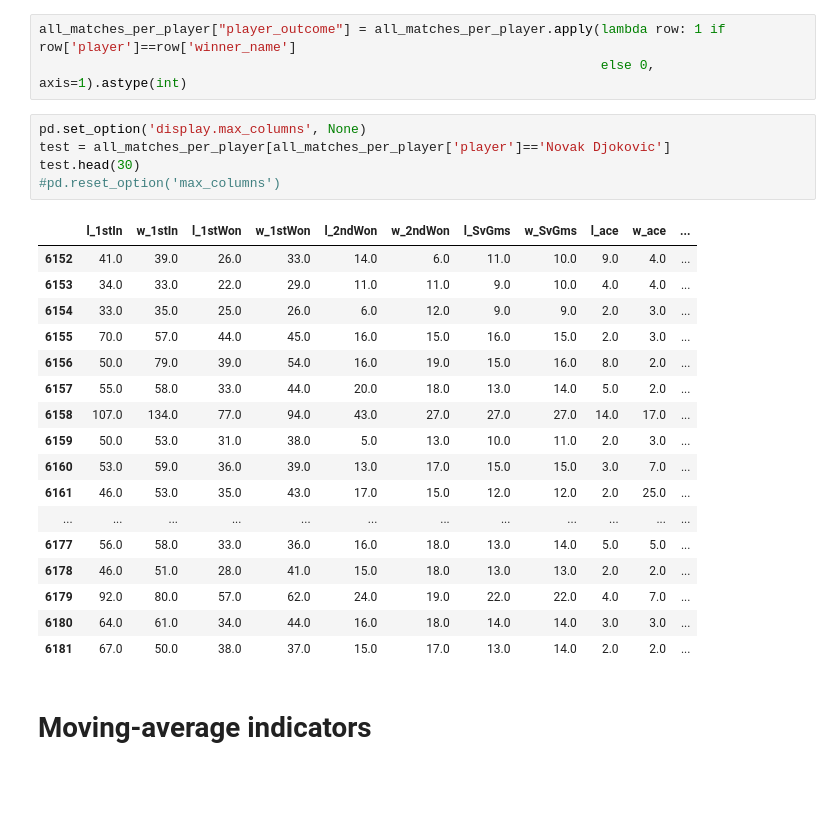
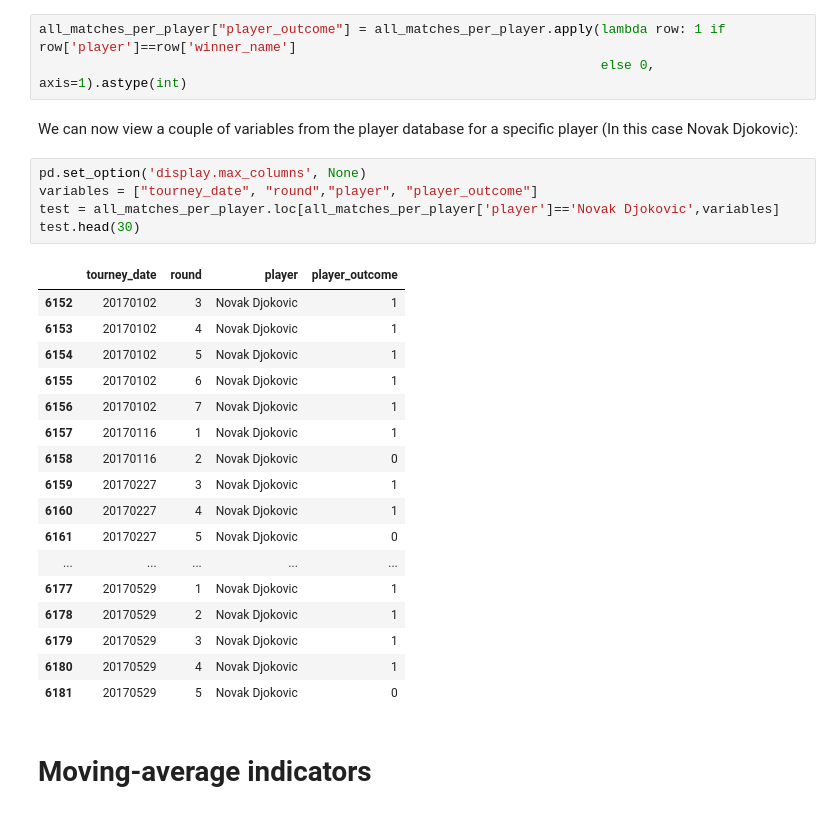
Before and after one commit to Alla977/Predicting-ATP-Tennis-Match-Outcomes, a Jupyter notebook: Data wrangling.ipynb, the cells around one changed output. Saved outputs shown, nothing was run; the diff lists cells and outputs as text; blank space fills up the shorter version.

```diff
--- a/Data wrangling.ipynb
+++ b/Data wrangling.ipynb
@@ -158,29 +209,31 @@ We redefine the outcome variable in the player database such that it is player-s
 # %%
 all_matches_per_player["player_outcome"] = all_matches_per_player.apply(lambda row: 1 if row['player']==row['winner_name']
                                                                         else 0, axis=1).astype(int)
+# %% [markdown]
+We can now view a couple of variables from the player database for a specific player (In this case Novak Djokovic):
 # %%
 pd.set_option('display.max_columns', None)
-test = all_matches_per_player[all_matches_per_player['player']=='Novak Djokovic']
+variables = ["tourney_date", "round","player", "player_outcome"]
+test = all_matches_per_player.loc[all_matches_per_player['player']=='Novak Djokovic',variables]
 test.head(30)
-#pd.reset_option('max_columns')
 # %% [output]
-|  | l_1stIn | w_1stIn | l_1stWon | w_1stWon | l_2ndWon | w_2ndWon | l_SvGms | w_SvGms | l_ace | w_ace | ... |
-| 6152 | 41.0 | 39.0 | 26.0 | 33.0 | 14.0 | 6.0 | 11.0 | 10.0 | 9.0 | 4.0 | ... |
-| 6153 | 34.0 | 33.0 | 22.0 | 29.0 | 11.0 | 11.0 | 9.0 | 10.0 | 4.0 | 4.0 | ... |
-| 6154 | 33.0 | 35.0 | 25.0 | 26.0 | 6.0 | 12.0 | 9.0 | 9.0 | 2.0 | 3.0 | ... |
-| 6155 | 70.0 | 57.0 | 44.0 | 45.0 | 16.0 | 15.0 | 16.0 | 15.0 | 2.0 | 3.0 | ... |
-| 6156 | 50.0 | 79.0 | 39.0 | 54.0 | 16.0 | 19.0 | 15.0 | 16.0 | 8.0 | 2.0 | ... |
-| 6157 | 55.0 | 58.0 | 33.0 | 44.0 | 20.0 | 18.0 | 13.0 | 14.0 | 5.0 | 2.0 | ... |
-| 6158 | 107.0 | 134.0 | 77.0 | 94.0 | 43.0 | 27.0 | 27.0 | 27.0 | 14.0 | 17.0 | ... |
-| 6159 | 50.0 | 53.0 | 31.0 | 38.0 | 5.0 | 13.0 | 10.0 | 11.0 | 2.0 | 3.0 | ... |
-| 6160 | 53.0 | 59.0 | 36.0 | 39.0 | 13.0 | 17.0 | 15.0 | 15.0 | 3.0 | 7.0 | ... |
-| 6161 | 46.0 | 53.0 | 35.0 | 43.0 | 17.0 | 15.0 | 12.0 | 12.0 | 2.0 | 25.0 | ... |
-| ... | ... | ... | ... | ... | ... | ... | ... | ... | ... | ... | ... |
-| 6177 | 56.0 | 58.0 | 33.0 | 36.0 | 16.0 | 18.0 | 13.0 | 14.0 | 5.0 | 5.0 | ... |
-| 6178 | 46.0 | 51.0 | 28.0 | 41.0 | 15.0 | 18.0 | 13.0 | 13.0 | 2.0 | 2.0 | ... |
-| 6179 | 92.0 | 80.0 | 57.0 | 62.0 | 24.0 | 19.0 | 22.0 | 22.0 | 4.0 | 7.0 | ... |
-| 6180 | 64.0 | 61.0 | 34.0 | 44.0 | 16.0 | 18.0 | 14.0 | 14.0 | 3.0 | 3.0 | ... |
-| 6181 | 67.0 | 50.0 | 38.0 | 37.0 | 15.0 | 17.0 | 13.0 | 14.0 | 2.0 | 2.0 | ... |
+|  | tourney_date | round | player | player_outcome |
+| 6152 | 20170102 | 3 | Novak Djokovic | 1 |
+| 6153 | 20170102 | 4 | Novak Djokovic | 1 |
+| 6154 | 20170102 | 5 | Novak Djokovic | 1 |
+| 6155 | 20170102 | 6 | Novak Djokovic | 1 |
+| 6156 | 20170102 | 7 | Novak Djokovic | 1 |
+| 6157 | 20170116 | 1 | Novak Djokovic | 1 |
+| 6158 | 20170116 | 2 | Novak Djokovic | 0 |
+| 6159 | 20170227 | 3 | Novak Djokovic | 1 |
+| 6160 | 20170227 | 4 | Novak Djokovic | 1 |
+| 6161 | 20170227 | 5 | Novak Djokovic | 0 |
+| ... | ... | ... | ... | ... |
+| 6177 | 20170529 | 1 | Novak Djokovic | 1 |
+| 6178 | 20170529 | 2 | Novak Djokovic | 1 |
+| 6179 | 20170529 | 3 | Novak Djokovic | 1 |
+| 6180 | 20170529 | 4 | Novak Djokovic | 1 |
+| 6181 | 20170529 | 5 | Novak Djokovic | 0 |
 # %% [markdown]
 # Moving-average indicators
 # %% [markdown]
```
Also changed, not shown: parts of 9 cells of this notebook.
